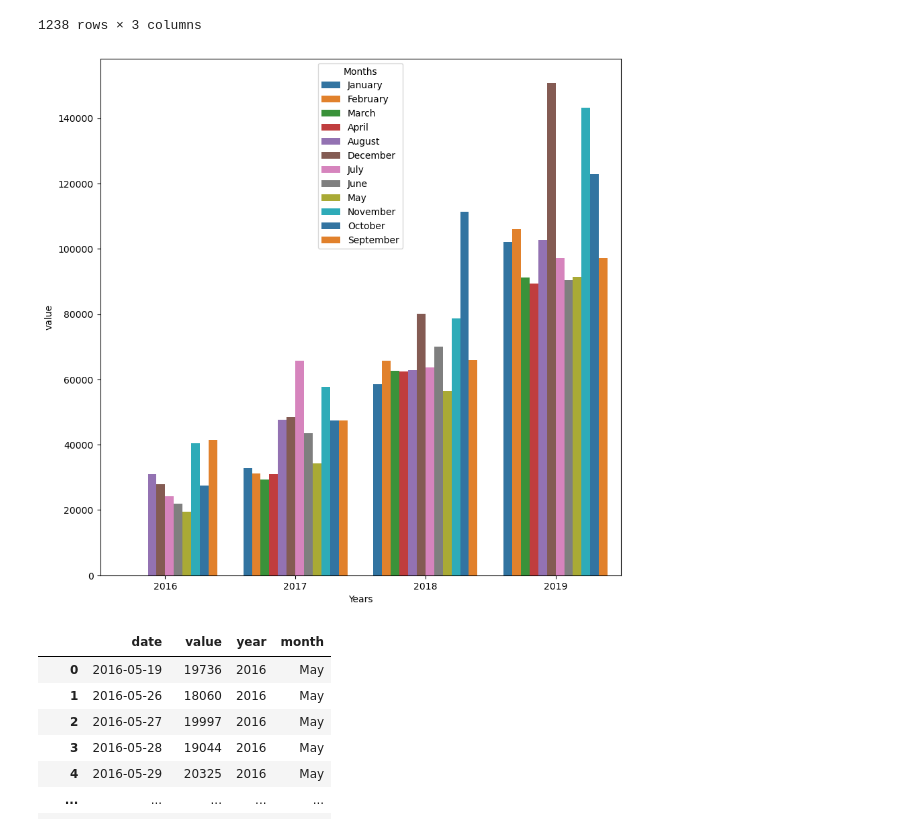
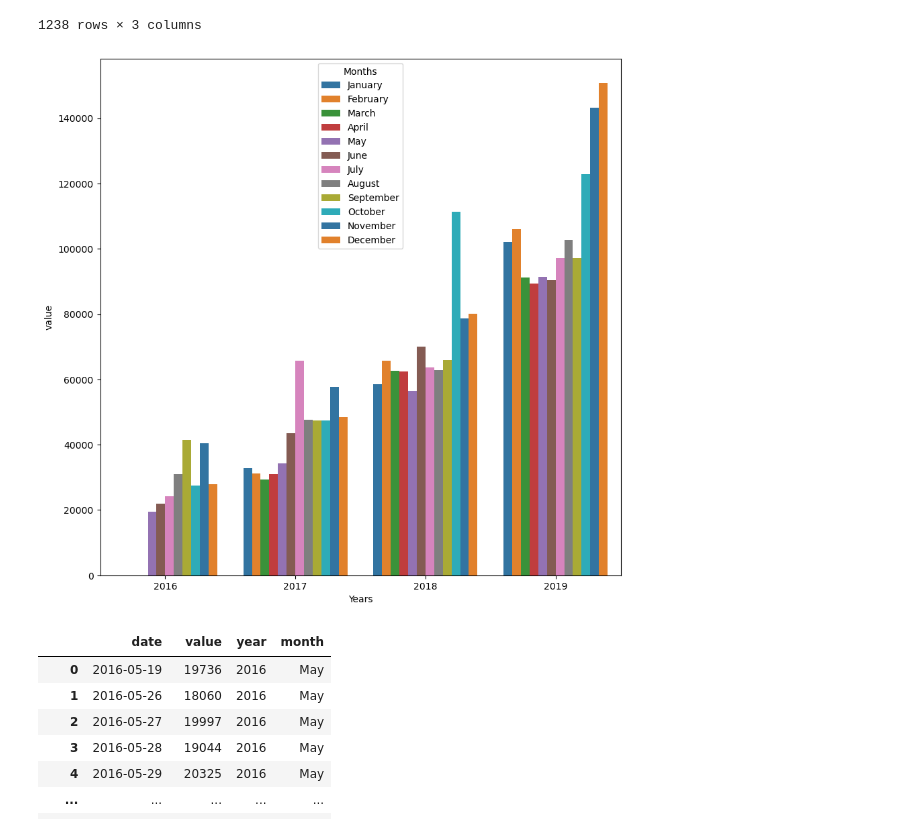
Before and after one commit to gungui98/python-datascience-course, a Jupyter notebook: week_ (7)/boilerplate-page-view-time-series-visualizer-main/Work.ipynb, the cells around one changed output. Cells and saved outputs as stored; diff of their text form; code cells hidden in the pictures.

```diff
--- a/week_ (7)/boilerplate-page-view-time-series-visualizer-main/Work.ipynb
+++ b/week_ (7)/boilerplate-page-view-time-series-visualizer-main/Work.ipynb
@@ -75,23 +75,23 @@ df_bar
 1238 rows × 3 columns
 # %%
 tmp = pd.DataFrame()
-tmp = pd.DataFrame(df_bar.groupby(["Years", "Months"]).mean().round())
+tmp = pd.DataFrame(df_bar.groupby(["Years", "Months"],sort=False).mean().round())
 tmp = tmp.reset_index()
 
 missing_data = {
         "Years": [2016, 2016, 2016, 2016],
         "Months": ['January', 'February', 'March', 'April'],
         "Average Page Views": [0, 0, 0, 0]
     }
 
 tmp = pd.concat([pd.DataFrame(missing_data), tmp])
 
 fig, ax = plt.subplots(figsize=(10, 10), dpi=100)
 ax.set_xlabel("Years")
 ax.set_ylabel("Average Page Views")
 chart = sns.barplot(data=tmp, x="Years", y="value", hue="Months", palette="tab10")
 # %% [output]
-[figure, old version]
+[figure, new version]
 # %%
 df_box = df.copy()
 df_box.reset_index(inplace=True)
```
Also changed, not shown: 1 other file.
